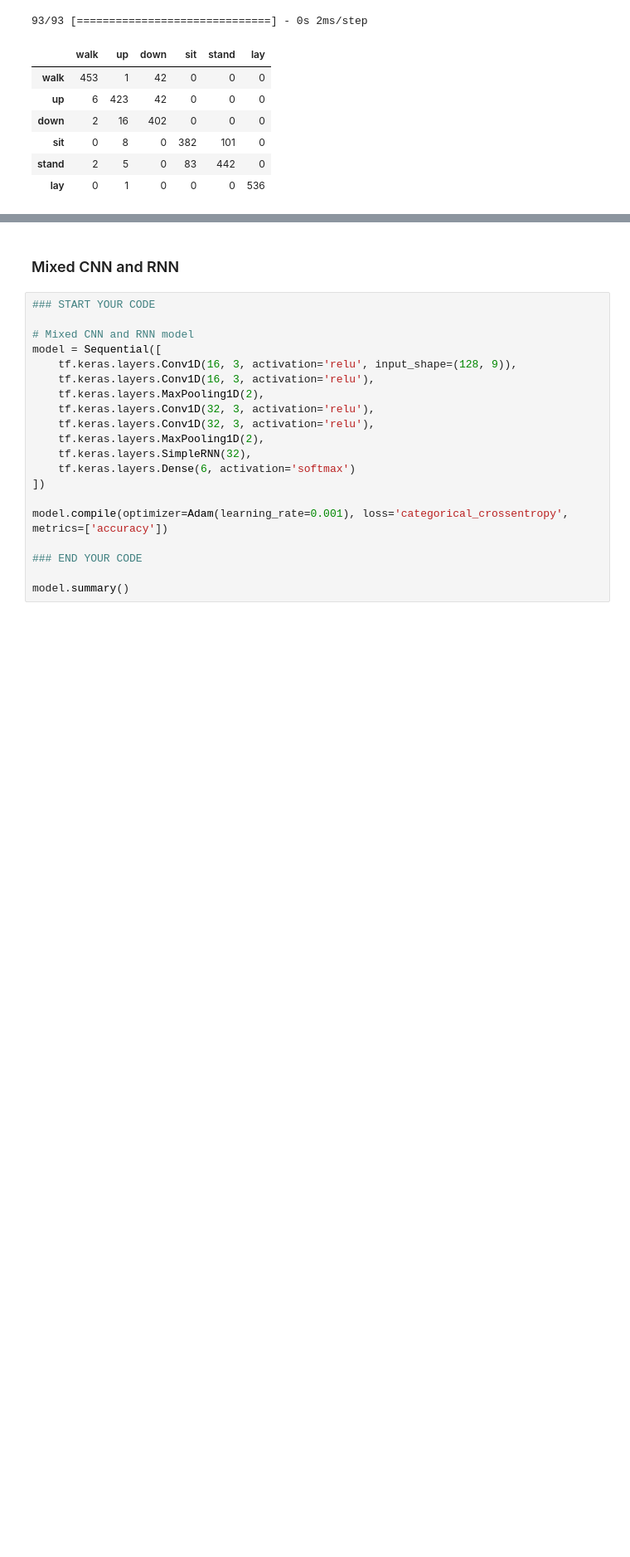
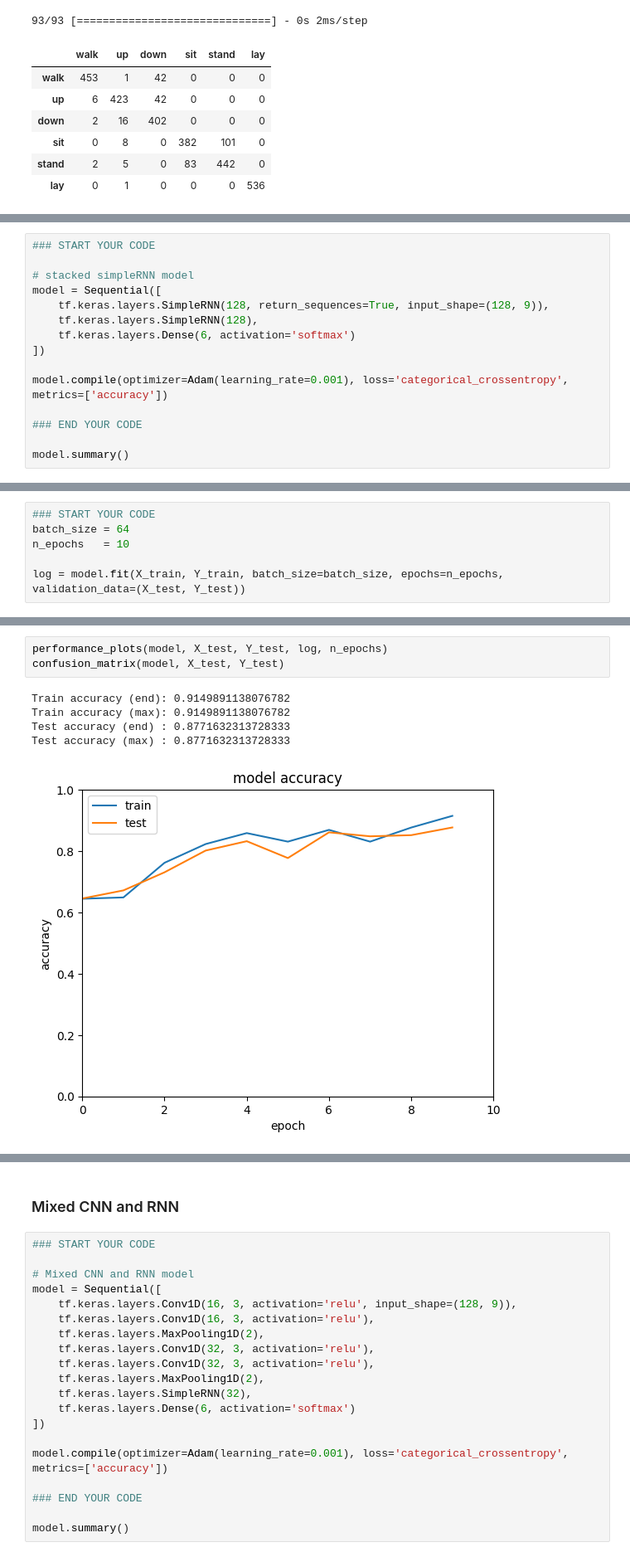
Before and after one commit to diegofrl/DeLearn23-24_PWs, a Jupyter notebook: PW11/activity_recognition/activity_recognition_stud.ipynb, the cells around one changed output, grey strips where cells are left out. Shown at 83% size. Drawn from its saved outputs; the diff is of its cells as text; blank space fills up the shorter version.

```diff
--- a/PW11/activity_recognition/activity_recognition_stud.ipynb
+++ b/PW11/activity_recognition/activity_recognition_stud.ipynb
@@ -471,0 +474,15 @@ This architecture provides the best performance until now. However, we could try
+# %%
+### START YOUR CODE
+
+# stacked simpleRNN model
+model = Sequential([
+    tf.keras.layers.SimpleRNN(128, return_sequences=True, input_shape=(128, 9)),
+    tf.keras.layers.SimpleRNN(128),
+    tf.keras.layers.Dense(6, activation='softmax')
+])
+
+model.compile(optimizer=Adam(learning_rate=0.001), loss='categorical_crossentropy', metrics=['accuracy'])
+
+### END YOUR CODE
+
+model.summary()
@@ -471,0 +505,6 @@ This architecture provides the best performance until now. However, we could try
+# %%
+### START YOUR CODE
+batch_size = 64
+n_epochs   = 10
+
+log = model.fit(X_train, Y_train, batch_size=batch_size, epochs=n_epochs, validation_data=(X_test, Y_test))
@@ -471,0 +532,9 @@ This architecture provides the best performance until now. However, we could try
+# %%
+performance_plots(model, X_test, Y_test, log, n_epochs)
+confusion_matrix(model, X_test, Y_test)
+# %% [output]
+Train accuracy (end): 0.9149891138076782
+Train accuracy (max): 0.9149891138076782
+Test accuracy (end) : 0.8771632313728333
+Test accuracy (max) : 0.8771632313728333
+[figure, added]
```
Also changed, not shown: parts of 11 cells of this notebook.
